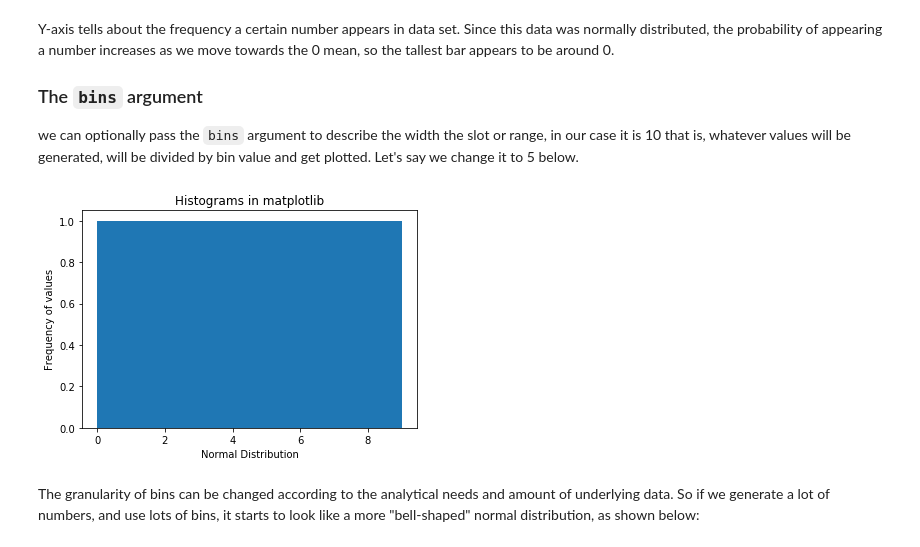
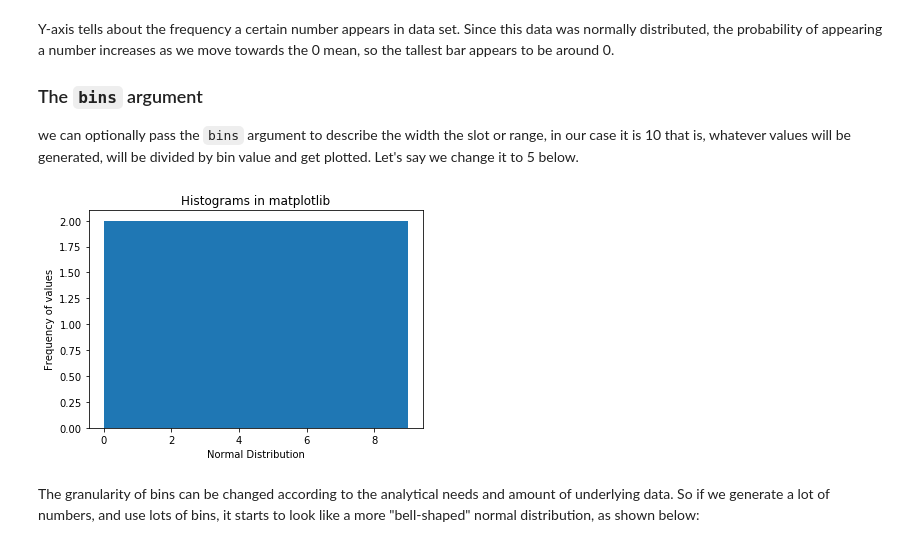
Before and after one commit to nabilabbas250/dsc-data-viz-nyc-ds-071519, a Jupyter notebook: index.ipynb, the cells around one changed output. Saved outputs shown, nothing was run; the diff lists cells and outputs as text; code cells hidden in the pictures.

```diff
--- a/index.ipynb
+++ b/index.ipynb
@@ -157,13 +157,13 @@ Y-axis tells about the frequency a certain number appears in data set. Since thi
 ### The `bins` argument
 we can optionally pass the `bins` argument to describe the width the slot or range, in our case it is 10 that is, whatever values will be generated,  will be divided by bin value and get plotted. Let's say we change it to 5 below.
 # %%
-plt.hist(x, bins = 10)
+plt.hist(x, bins = 5)
 plt.xlabel('Normal Distribution')
 plt.ylabel('Frequency of values')
 plt.title('Histograms in matplotlib')
 plt.show()
 # %% [output]
-[figure, old version]
+[figure, new version]
 # %% [markdown]
 The granularity of bins can be changed according to the analytical needs and amount of underlying data. So if we generate a lot of numbers, and use lots of bins, it starts to look like a more "bell-shaped" normal distribution, as shown below:
 # %%
```
